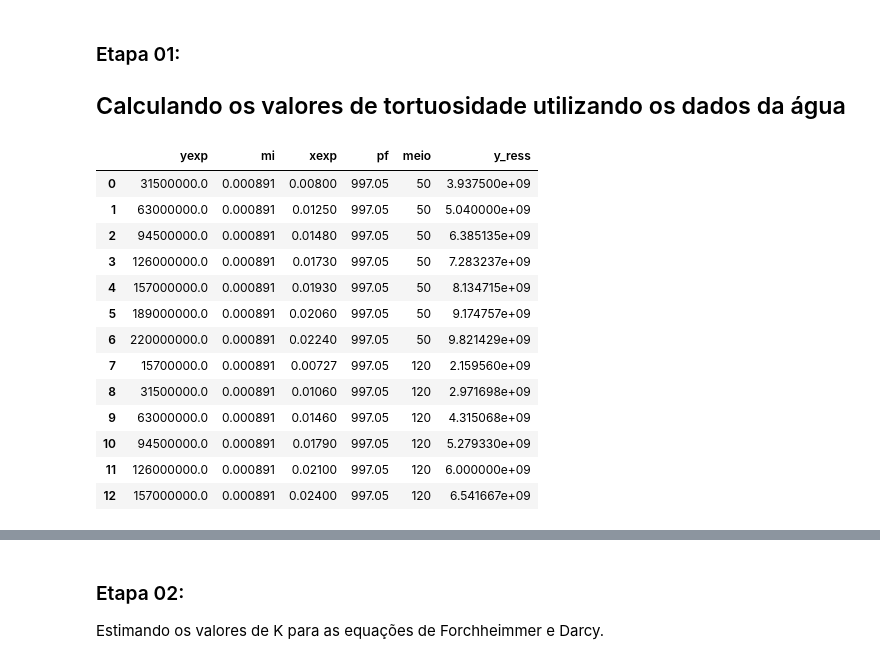
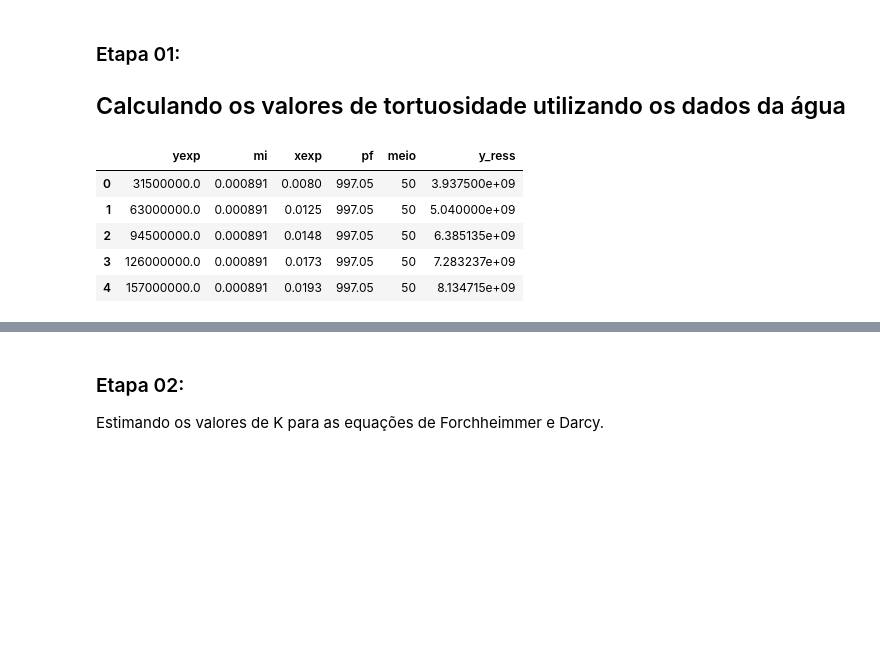
Before and after one commit to abasilio91/doctorship, a Jupyter notebook: fcp_nara.ipynb, the cells around one changed output, grey strips where cells are left out. Saved outputs shown, nothing was run; the diff lists cells and outputs as text; code cells hidden in the pictures; blank space fills up the shorter version.

```diff
--- a/fcp_nara.ipynb
+++ b/fcp_nara.ipynb
@@ -14,20 +17,12 @@ Calculando os valores de tortuosidade utilizando os dados da água
 # %%
 dados = pd.read_csv('/content/doctorship/parameters_water.csv')
 dados['y_ress'] = dados['yexp']/dados['xexp']
-dados
+dados.head()
 # %% [output]
 |  | yexp | mi | xexp | pf | meio | y_ress |
-| 0 | 31500000.0 | 0.000891 | 0.00800 | 997.05 | 50 | 3.937500e+09 |
-| 1 | 63000000.0 | 0.000891 | 0.01250 | 997.05 | 50 | 5.040000e+09 |
-| 2 | 94500000.0 | 0.000891 | 0.01480 | 997.05 | 50 | 6.385135e+09 |
-| 3 | 126000000.0 | 0.000891 | 0.01730 | 997.05 | 50 | 7.283237e+09 |
-| 4 | 157000000.0 | 0.000891 | 0.01930 | 997.05 | 50 | 8.134715e+09 |
-| 5 | 189000000.0 | 0.000891 | 0.02060 | 997.05 | 50 | 9.174757e+09 |
-| 6 | 220000000.0 | 0.000891 | 0.02240 | 997.05 | 50 | 9.821429e+09 |
-| 7 | 15700000.0 | 0.000891 | 0.00727 | 997.05 | 120 | 2.159560e+09 |
-| 8 | 31500000.0 | 0.000891 | 0.01060 | 997.05 | 120 | 2.971698e+09 |
-| 9 | 63000000.0 | 0.000891 | 0.01460 | 997.05 | 120 | 4.315068e+09 |
-| 10 | 94500000.0 | 0.000891 | 0.01790 | 997.05 | 120 | 5.279330e+09 |
-| 11 | 126000000.0 | 0.000891 | 0.02100 | 997.05 | 120 | 6.000000e+09 |
-| 12 | 157000000.0 | 0.000891 | 0.02400 | 997.05 | 120 | 6.541667e+09 |
+| 0 | 31500000.0 | 0.000891 | 0.0080 | 997.05 | 50 | 3.937500e+09 |
+| 1 | 63000000.0 | 0.000891 | 0.0125 | 997.05 | 50 | 5.040000e+09 |
+| 2 | 94500000.0 | 0.000891 | 0.0148 | 997.05 | 50 | 6.385135e+09 |
+| 3 | 126000000.0 | 0.000891 | 0.0173 | 997.05 | 50 | 7.283237e+09 |
+| 4 | 157000000.0 | 0.000891 | 0.0193 | 997.05 | 50 | 8.134715e+09 |
 # %%
```
Also changed, not shown: parts of 11 cells of this notebook.
